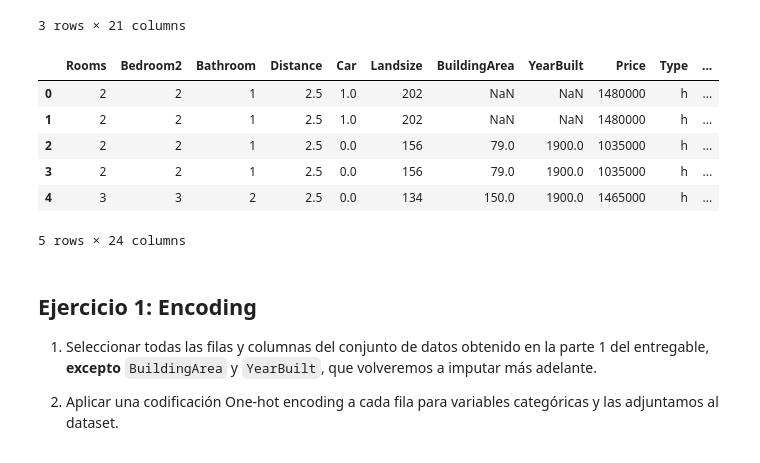
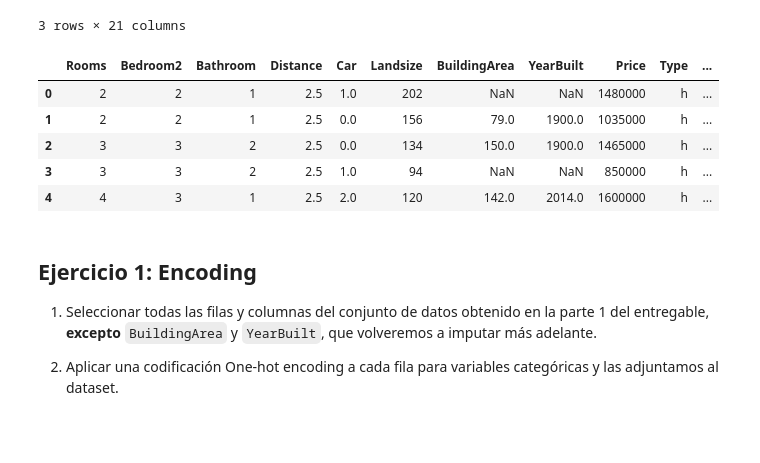
Before and after one commit to elerufe/DiploDatosFaMAF, a Jupyter notebook: EyCD/G25_Entregable_EyCD_parte_2.ipynb, the cells around one changed output. Drawn from its saved outputs; the diff is of its cells as text; code cells hidden in the pictures.

```diff
--- a/EyCD/G25_Entregable_EyCD_parte_2.ipynb
+++ b/EyCD/G25_Entregable_EyCD_parte_2.ipynb
@@ -47,16 +47,15 @@ melb_df[:3]
 3 rows × 21 columns
 # %%
 #Conjunto de datos creado en la parte 1 de este entregable
-melb_df_processed = pandas.read_csv("https://docs.google.com/spreadsheets/d/e/2PACX-1vTiB2CSKuF_JIUfRgt2Dr5AWvnLULUTlIEWNgAvaW1dqdbdNP8bWiyNouZhzVEuMiTiaVrUyeQ6Mfuj/pub?output=csv")
+melb_df_processed = pandas.read_csv('https://docs.google.com/spreadsheets/d/e/2PACX-1vRfCmFJhvBaqJRDJd9OkQ0ud-SETlbVXZN7EbMSoxYj1yyW_WpN830xD7BFOF26uLxz8TuN98RgJWSZ/pub?output=csv')
 melb_df_processed.head()
 # %% [output]
 |  | Rooms | Bedroom2 | Bathroom | Distance | Car | Landsize | BuildingArea | YearBuilt | Price | Type | ... |
 | 0 | 2 | 2 | 1 | 2.5 | 1.0 | 202 | NaN | NaN | 1480000 | h | ... |
-| 1 | 2 | 2 | 1 | 2.5 | 1.0 | 202 | NaN | NaN | 1480000 | h | ... |
-| 2 | 2 | 2 | 1 | 2.5 | 0.0 | 156 | 79.0 | 1900.0 | 1035000 | h | ... |
-| 3 | 2 | 2 | 1 | 2.5 | 0.0 | 156 | 79.0 | 1900.0 | 1035000 | h | ... |
-| 4 | 3 | 3 | 2 | 2.5 | 0.0 | 134 | 150.0 | 1900.0 | 1465000 | h | ... |
+| 1 | 2 | 2 | 1 | 2.5 | 0.0 | 156 | 79.0 | 1900.0 | 1035000 | h | ... |
+| 2 | 3 | 3 | 2 | 2.5 | 0.0 | 134 | 150.0 | 1900.0 | 1465000 | h | ... |
+| 3 | 3 | 3 | 2 | 2.5 | 1.0 | 94 | NaN | NaN | 850000 | h | ... |
+| 4 | 4 | 3 | 1 | 2.5 | 2.0 | 120 | 142.0 | 2014.0 | 1600000 | h | ... |
-5 rows × 24 columns
 # %% [markdown]
 ## Ejercicio 1: Encoding
 
```
Also changed, not shown: parts of 23 cells of this notebook.
